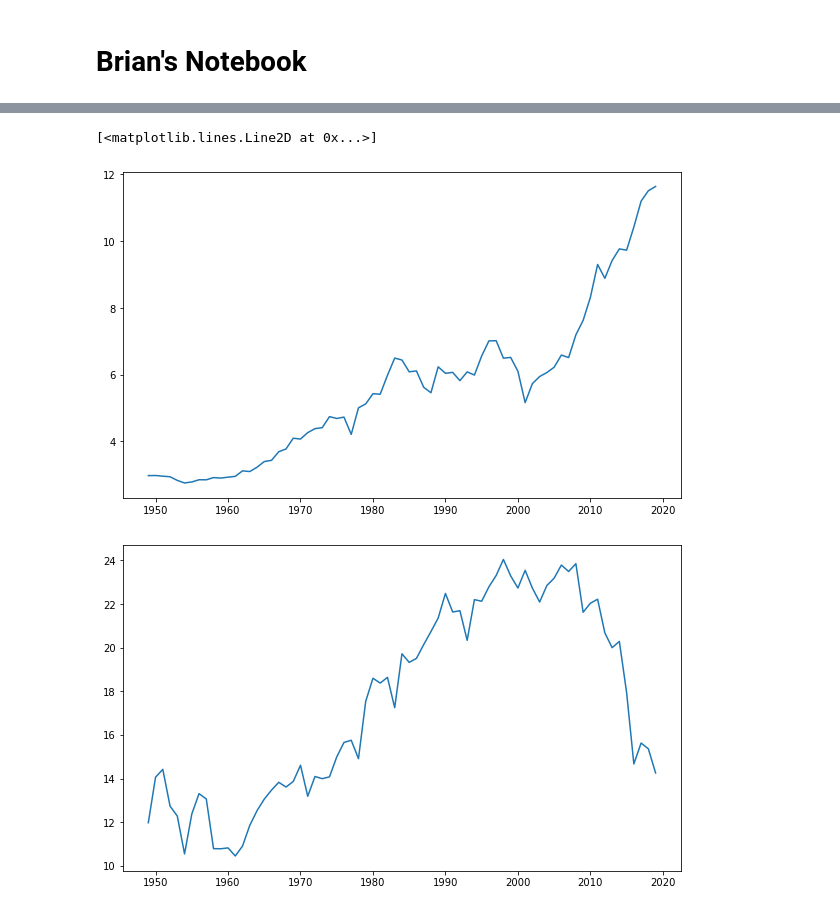
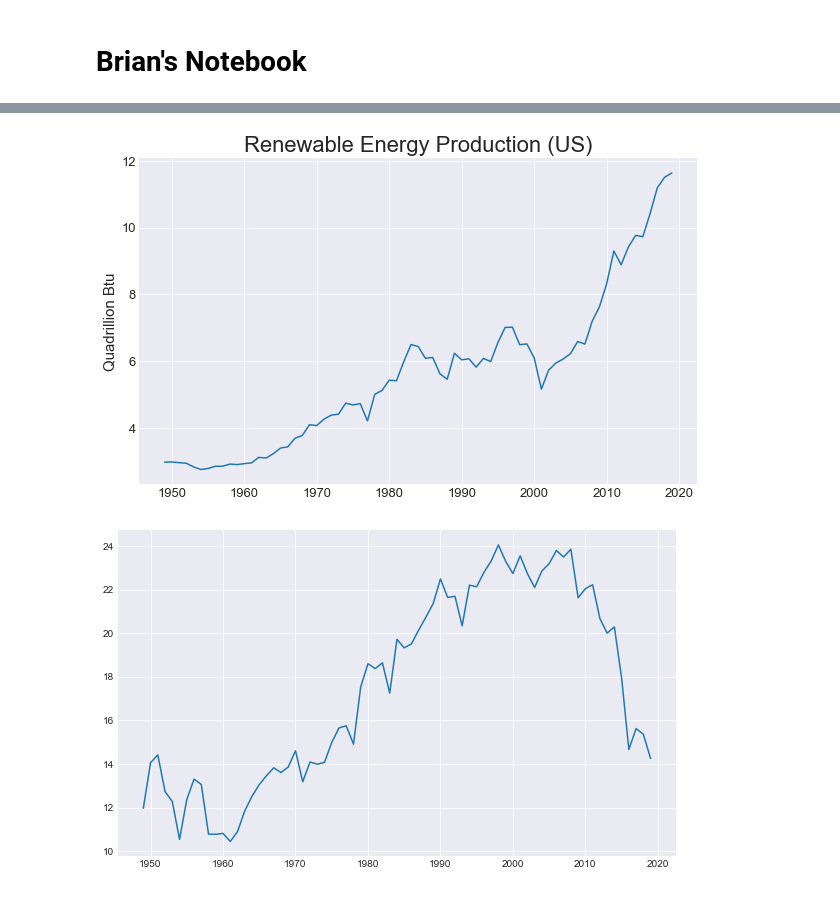
Before and after one commit to BrianDouglas/Climate_Soluctions, a Jupyter notebook: notebooks/Brian.ipynb, the cells around one changed output, grey strips where cells are left out. Cells and saved outputs as stored; diff of their text form; code cells hidden in the pictures.

```diff
--- a/notebooks/Brian.ipynb
+++ b/notebooks/Brian.ipynb
@@ -4,6 +4,9 @@
 import pandas as pd
 import csv
 import matplotlib.pyplot as plt
+import numpy as np
+import matplotlib as mpl
+mpl.style.use('seaborn-darkgrid')
 # %%
 xls_path = "../resources/raw/Primary_Energy_Production_by_Source.xlsx"
 energy_source_monthly = pd.read_excel(xls_path, sheet_name = 0)
@@ -63,13 +103,18 @@ ax = plt.plot(energy_source_yearly["Annual Total"], energy_source_yearly["Total
 # %%
-#Renewable energy production over time
+#Renewable energy production over time *****
 fig, ax = plt.subplots(figsize = (10,6))
-plt.plot(energy_source_yearly["Annual Total"], energy_source_yearly["Total Renewable Energy Production"])
+ax.plot(energy_source_yearly["Annual Total"], energy_source_yearly["Total Renewable Energy Production"])
+ax.set_title("Renewable Energy Production (US)", fontsize = 22)
+ax.set_ylabel("Quadrillion Btu", fontsize = 15)
+plt.xticks(fontsize = 13)
+plt.yticks(fontsize = 13)
+plt.savefig("renewable_energy_production_line.png")
+plt.show()
 # %% [output]
-[<matplotlib.lines.Line2D at 0x...>]
-[figure, old version]
+[figure, new version]
 # %%
 #Coal production over time
 fig, ax = plt.subplots(figsize = (10,6))
 ax = plt.plot(energy_source_yearly["Annual Total"], energy_source_yearly["Coal Production"])
 # %% [output]
-[figure, old version]
+[figure, new version]
```
Also changed, not shown: parts of 12 cells of this notebook.
